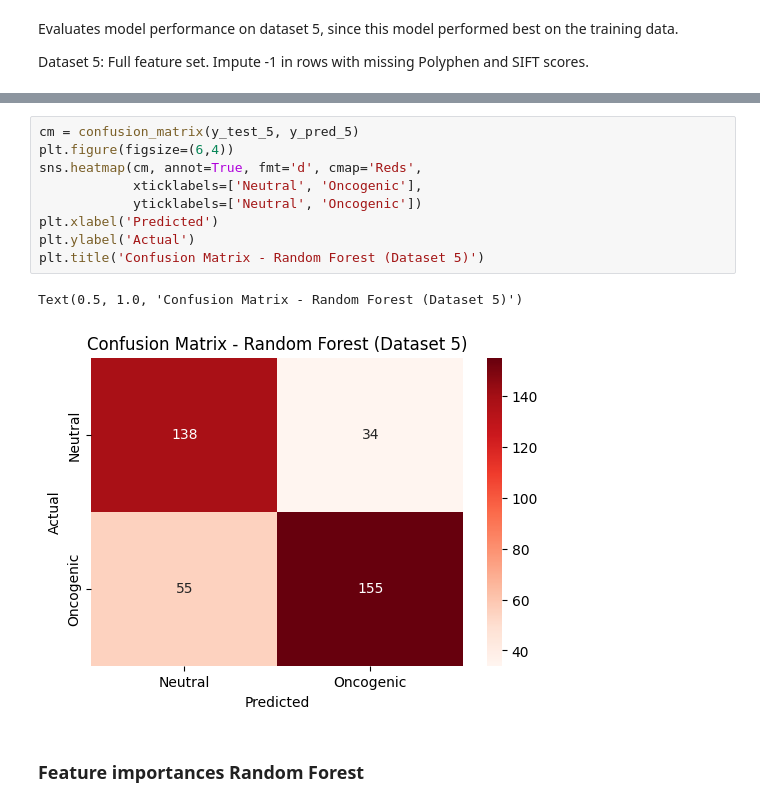
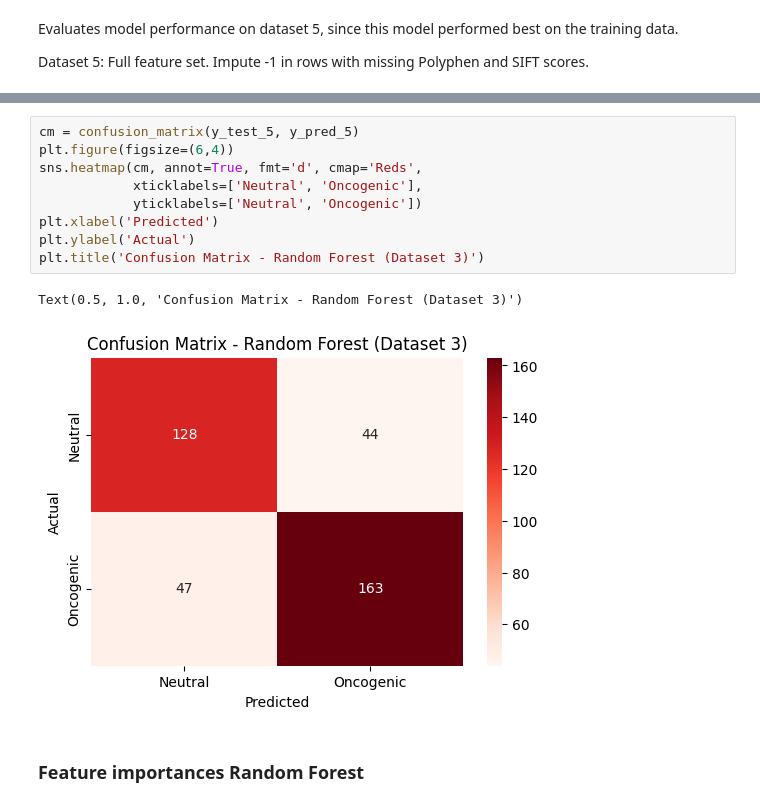
Before and after one commit to anekleiven/machine_learning_pipeline, a Jupyter notebook: 04_Model_Training.ipynb, the cells around one changed output, grey strips where cells are left out. Saved outputs shown, nothing was run; the diff lists cells and outputs as text.

```diff
--- a/04_Model_Training.ipynb
+++ b/04_Model_Training.ipynb
@@ -616,15 +603,15 @@ weighted avg       0.77      0.77      0.77       382
 # %%
 cm = confusion_matrix(y_test_5, y_pred_5)
 plt.figure(figsize=(6,4))
 sns.heatmap(cm, annot=True, fmt='d', cmap='Reds',
             xticklabels=['Neutral', 'Oncogenic'],
             yticklabels=['Neutral', 'Oncogenic'])
 plt.xlabel('Predicted')
 plt.ylabel('Actual')
-plt.title('Confusion Matrix - Random Forest (Dataset 5)')
+plt.title('Confusion Matrix - Random Forest (Dataset 3)')
 # %% [output]
-Text(0.5, 1.0, 'Confusion Matrix - Random Forest (Dataset 5)')
+Text(0.5, 1.0, 'Confusion Matrix - Random Forest (Dataset 3)')
-[figure, old version]
+[figure, new version]
 # %% [markdown]
 ### Feature importances Random Forest
 # %%
```
Also changed, not shown: parts of 41 cells of this notebook, 5 other files.
